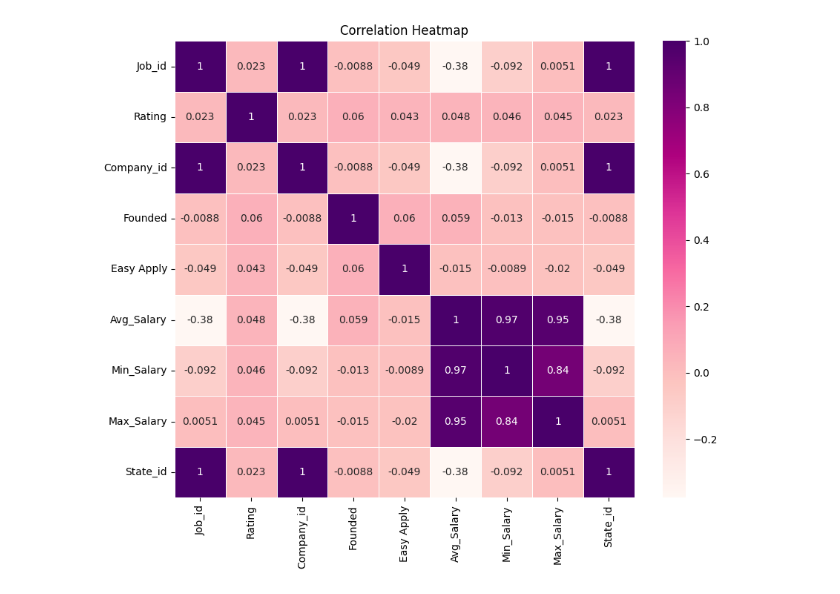
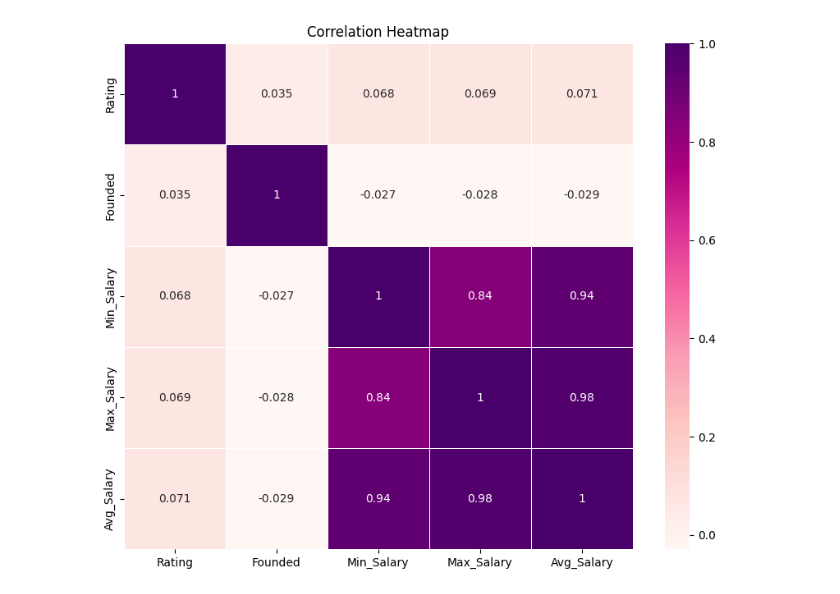
Before and after one commit to tsbarry/The_Job_Market, a Jupyter notebook: edaa.ipynb, the cells around one changed output. Cells and saved outputs as stored; diff of their text form; code cells hidden in the pictures.

```diff
--- a/edaa.ipynb
+++ b/edaa.ipynb
@@ -163,22 +143,23 @@ Text(0.5, 1.0, 'Company Ratings vs Salary')
 # %%
-import seaborn as sns
-import matplotlib.pyplot as plt
 
-
+newdf=pd.read_csv('data/clean_data.csv')
+# Drop columns job_id and company_id from  DF
+columns_to_drop = ['Job_id', 'Company_id', 'Easy Apply', 'State_id']
+modified_df = newdf.drop(columns_to_drop, axis=1)
 
 # Calculate the correlation matrix
-correlation_matrix = df.corr()
+correlation_matrix = modified_df.corr()
 
 # Create the correlation heatmap
-plt.figure(figsize=(10, 8))  # Set the figure size
+plt.figure(figsize=(10, 8))
 
 # Customize the heatmap using seaborn
-sns.heatmap(correlation_matrix, annot=True,color = 'pink', cmap='RdPu', linewidths=0.5)
+sns.heatmap(correlation_matrix, annot=True, cmap='RdPu', linewidths=0.5)
 
 # Add a title
 plt.title('Correlation Heatmap')
 
 # Display the plot
 plt.show()
 # %% [output]
-[figure, old version]
+[figure, new version]
```
Also changed, not shown: parts of 16 cells of this notebook, 5 other files.
